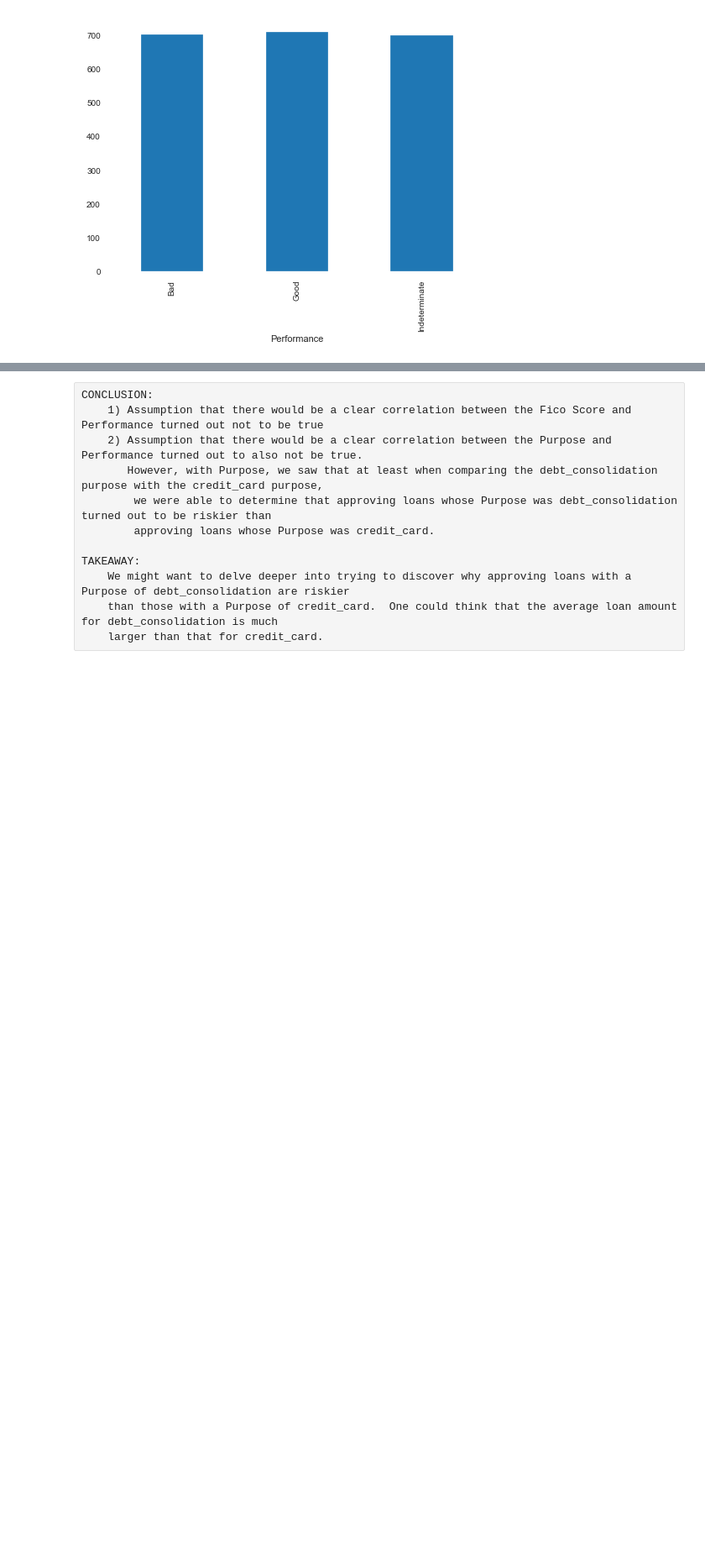
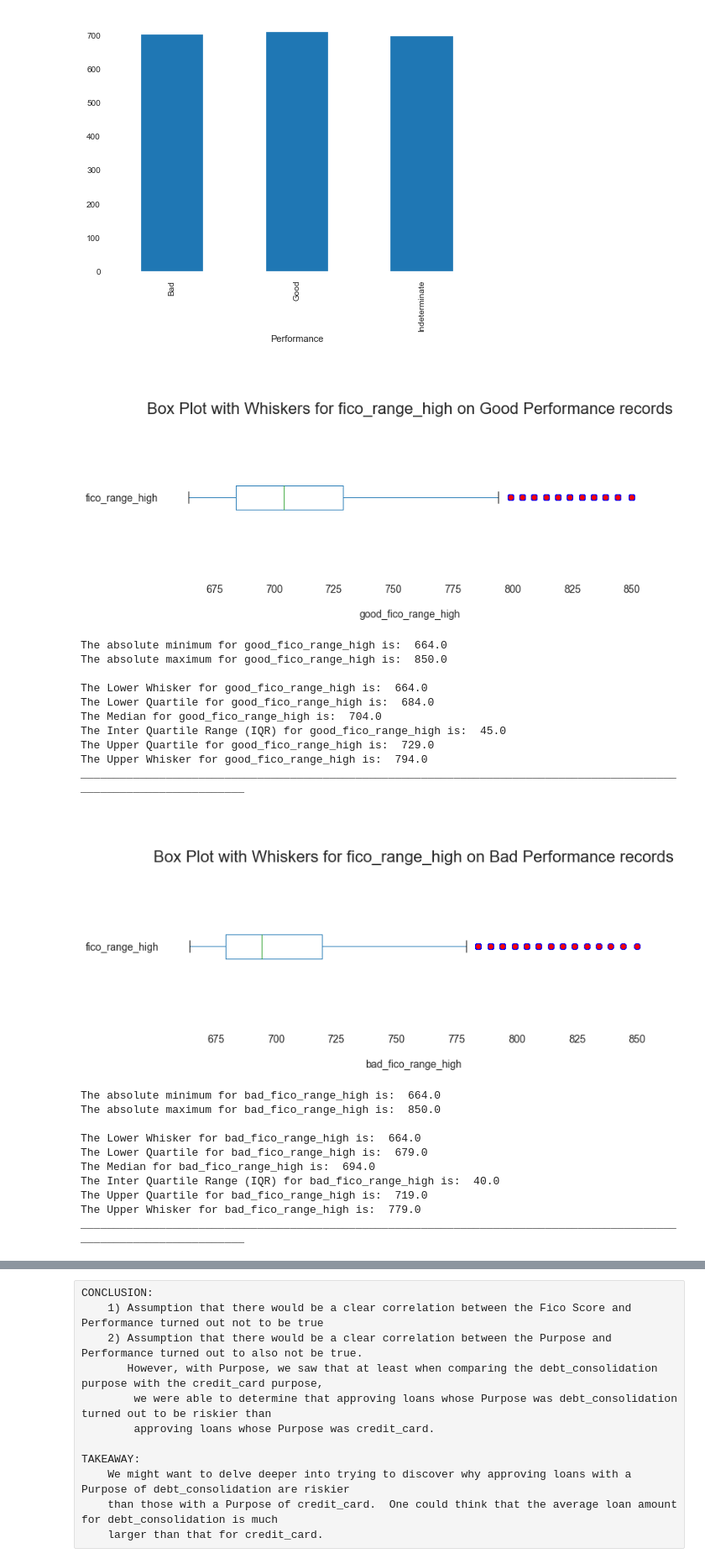
Before and after one commit to Omolinari10/capstone-project1, a Jupyter notebook: Capstone Project 1- Data Story.ipynb, the cells around one changed output, grey strips where cells are left out. Shown at 84% size. Drawn from its saved outputs; the diff is of its cells as text; code cells hidden in the pictures; blank space fills up the shorter version.

```diff
--- a/Capstone Project 1- Data Story.ipynb
+++ b/Capstone Project 1- Data Story.ipynb
@@ -153,0 +238,78 @@ fico_high.plot(x ='Performance', y='fico_range_high', kind = 'bar')
+# %%
+# I next wanted to see this variable within a box plot to get more details by comparing Good Performance to Bad
+
+good_fico_range_high = sample_subset.loc[sample_subset['Performance'] == 'Good', 'fico_range_high']
+bad_fico_range_high = sample_subset.loc[sample_subset['Performance'] == 'Bad', 'fico_range_high']
+
+circle_red_flier = dict(marker='o', markerfacecolor='r', markersize=8,
+                  linestyle='none', markeredgecolor='b')
+good_fico_range_high.plot(kind='box', figsize=(12,4), vert=False, flierprops=circle_red_flier, fontsize=14)
+plt.xlabel('\ngood_fico_range_high', fontsize=14)
+plt.title('\n\nBox Plot with Whiskers for fico_range_high on Good Performance records', fontsize=22)
+plt.show()
+
+gfrh_min = np.min(good_fico_range_high)
+print('The absolute minimum for good_fico_range_high is: ',gfrh_min)
+gfrh_max = np.max(good_fico_range_high)
+print('The absolute maximum for good_fico_range_high is: ',gfrh_max)
+
+gfrh_lower_quartile = np.percentile(good_fico_range_high, 25)
+gfrh_upper_quartile = np.percentile(good_fico_range_high, 75)
+gfrh_iqr = gfrh_upper_quartile - gfrh_higher_quartile
+gfrh_lower_whisker = good_fico_range_high[good_fico_range_high>=gfrh_lower_quartile-1.5*gfrh_iqr].min()
+gfrh_median = np.median(good_fico_range_high)
+gfrh_upper_whisker = good_fico_range_high[good_fico_range_high<=gfrh_upper_quartile+1.5*gfrh_iqr].max()
+print('\nThe Lower Whisker for good_fico_range_high is: ',gfrh_lower_whisker)
+print('The Lower Quartile for good_fico_range_high is: ',gfrh_lower_quartile)
+print('The Median for good_fico_range_high is: ',gfrh_median)
+print('The Inter Quartile Range (IQR) for good_fico_range_high is: ',gfrh_iqr)
+print('The Upper Quartile for good_fico_range_high is: ',gfrh_upper_quartile)
+print('The Upper Whisker for good_fico_range_high is: ',gfrh_upper_whisker)
+print('____________________________________________________________________________________________________________________')
+
+bad_fico_range_high.plot(kind='box', figsize=(12,4), vert=False, flierprops=circle_red_flier, fontsize=14)
+plt.xlabel('\nbad_fico_range_high', fontsize=14)
+plt.title('\n\nBox Plot with Whiskers for fico_range_high on Bad Performance records', fontsize=22)
+plt.show()
+
+bfrh_min = np.min(bad_fico_range_high)
+print('The absolute minimum for bad_fico_range_high is: ',bfrh_min)
+bfrh_max = np.max(bad_fico_range_high)
+print('The absolute maximum for bad_fico_range_high is: ',bfrh_max)
+
+bfrh_lower_quartile = np.percentile(bad_fico_range_high, 25)
+bfrh_upper_quartile = np.percentile(bad_fico_range_high, 75)
+bfrh_iqr = bfrh_upper_quartile - bfrh_higher_quartile
+bfrh_lower_whisker = bad_fico_range_high[bad_fico_range_high>=bfrh_lower_quartile-1.5*bfrh_iqr].min()
+bfrh_median = np.median(bad_fico_range_high)
+bfrh_upper_whisker = bad_fico_range_high[bad_fico_range_high<=bfrh_upper_quartile+1.5*bfrh_iqr].max()
+print('\nThe Lower Whisker for bad_fico_range_high is: ',bfrh_lower_whisker)
+print('The Lower Quartile for bad_fico_range_high is: ',bfrh_lower_quartile)
+print('The Median for bad_fico_range_high is: ',bfrh_median)
+print('The Inter Quartile Range (IQR) for bad_fico_range_high is: ',bfrh_iqr)
+print('The Upper Quartile for bad_fico_range_high is: ',bfrh_upper_quartile)
+print('The Upper Whisker for bad_fico_range_high is: ',bfrh_upper_whisker)
+print('____________________________________________________________________________________________________________________')
+# %% [output]
+[figure, added]
+The absolute minimum for good_fico_range_high is:  664.0
+The absolute maximum for good_fico_range_high is:  850.0
+
+The Lower Whisker for good_fico_range_high is:  664.0
+The Lower Quartile for good_fico_range_high is:  684.0
+The Median for good_fico_range_high is:  704.0
+The Inter Quartile Range (IQR) for good_fico_range_high is:  45.0
+The Upper Quartile for good_fico_range_high is:  729.0
+The Upper Whisker for good_fico_range_high is:  794.0
+____________________________________________________________________________________________________________________
+[figure, added]
+The absolute minimum for bad_fico_range_high is:  664.0
+The absolute maximum for bad_fico_range_high is:  850.0
+
+The Lower Whisker for bad_fico_range_high is:  664.0
+The Lower Quartile for bad_fico_range_high is:  679.0
+The Median for bad_fico_range_high is:  694.0
+The Inter Quartile Range (IQR) for bad_fico_range_high is:  40.0
+The Upper Quartile for bad_fico_range_high is:  719.0
+The Upper Whisker for bad_fico_range_high is:  779.0
+____________________________________________________________________________________________________________________
```
Also changed, not shown: parts of 15 cells of this notebook.
